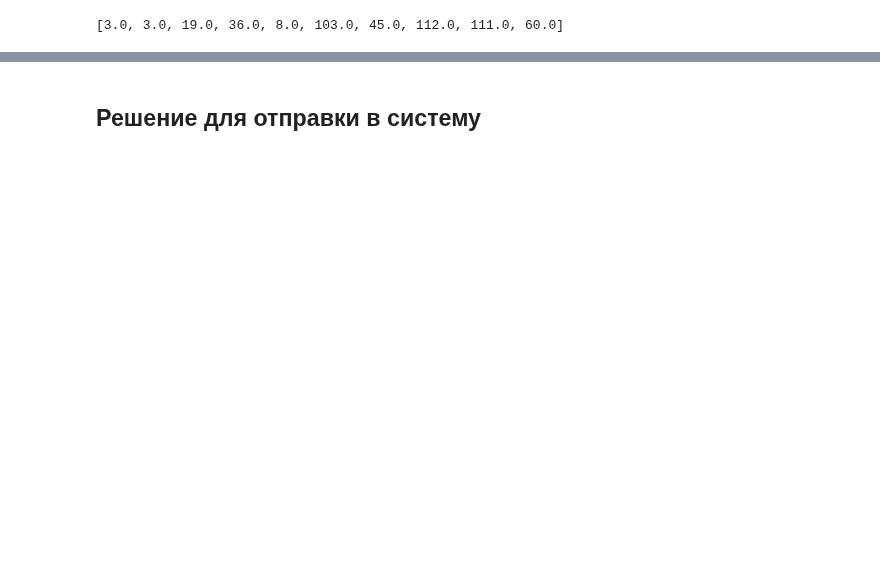
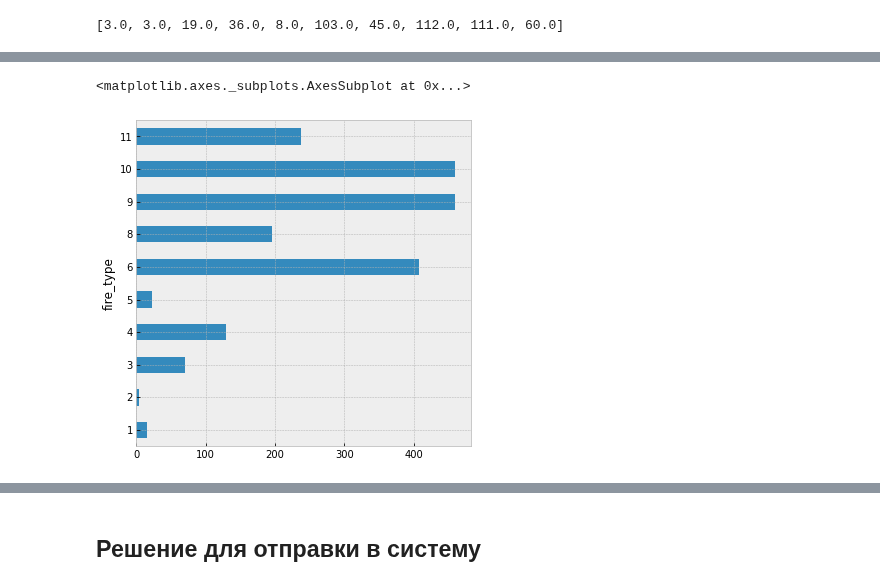
Before and after one commit to andygoosh/wildfire.sberbank.ai, a Jupyter notebook: workinprogress.ipynb, the cells around one changed output, grey strips where cells are left out. Saved outputs shown, nothing was run; the diff lists cells and outputs as text; code cells hidden in the pictures; blank space fills up the shorter version.

```diff
--- a/workinprogress.ipynb
+++ b/workinprogress.ipynb
@@ -455,3 +471,8 @@ ValueError: ignored
+# %%
+df_features[TARGET].groupby(df_features[TARGET]).count().plot.barh()
+# %% [output]
+<matplotlib.axes._subplots.AxesSubplot at 0x...>
+[figure, added]
 # %%
 score = model.evaluate(trn, y_trn.values, verbose=0)
 print('Test loss: {:.4f}'.format(score[0]))
```
Also changed, not shown: parts of 11 cells of this notebook.
